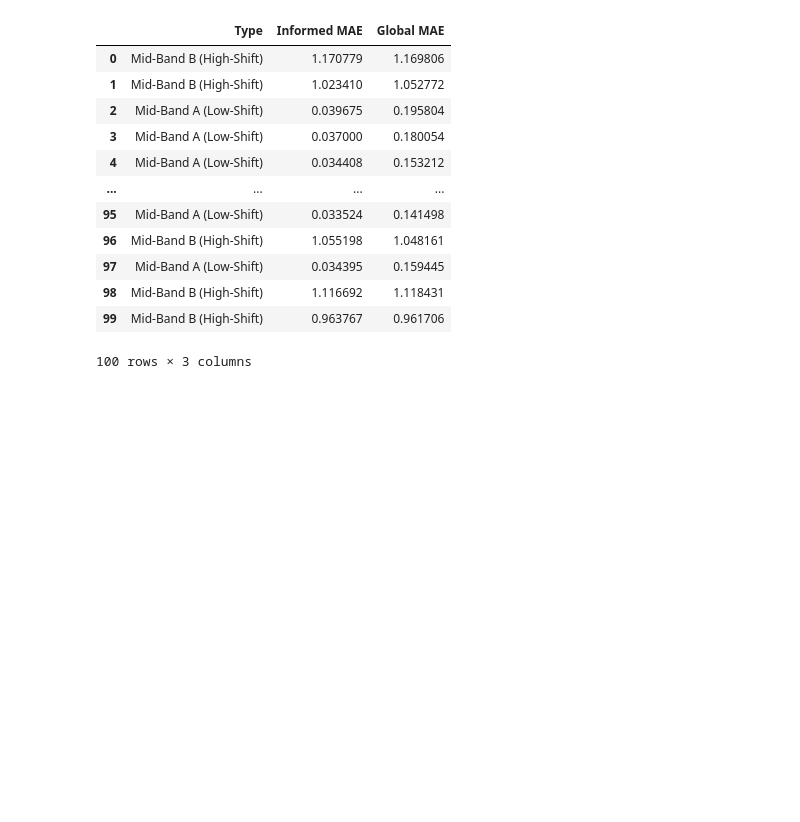
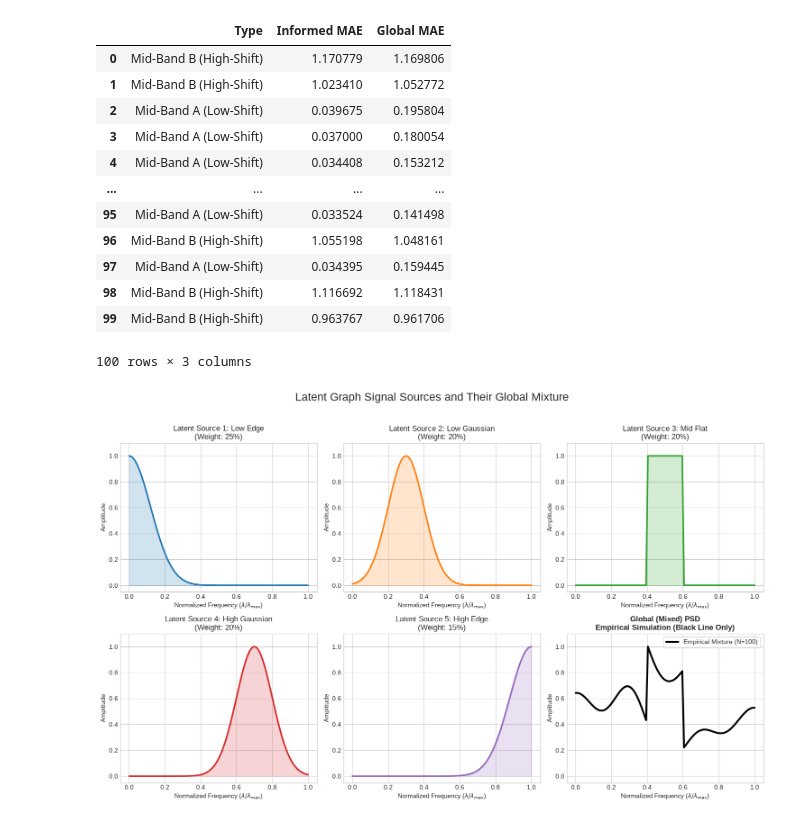
Before and after one commit to Michal-Iwicki/Graph-signal-reconstruction, a Jupyter notebook: preliminary_experiments.ipynb, the cells around one changed output. Cells and saved outputs as stored; diff of their text form; code cells hidden in the pictures; blank space fills up the shorter version.

```diff
--- a/preliminary_experiments.ipynb
+++ b/preliminary_experiments.ipynb
@@ -38,3 +33,100 @@ run_mixed_comparison_experiment()
 | 98 | Mid-Band B (High-Shift) | 1.116692 | 1.118431 |
 | 99 | Mid-Band B (High-Shift) | 0.963767 | 0.961706 |
 100 rows × 3 columns
+# %%
+import numpy as np
+import matplotlib.pyplot as plt
+from src.experiments._helper import edge_skewed_psd, gaussian_psd, flat_band_psd
+
+REFERENCE_PSD_PROFILES = (
+    edge_skewed_psd(scale=0.12, side="low"),
+    gaussian_psd(mean=0.30, variance=0.010),
+    flat_band_psd(low=0.40, high=0.60),
+    gaussian_psd(mean=0.70, variance=0.010),
+    edge_skewed_psd(scale=0.12, side="high"),
+)
+
+REFERENCE_PSD_PROBABILITIES = (0.25, 0.20, 0.20, 0.20, 0.15)
+
+# Odtworzenie listy 'profiles' (nazwy, funkcje, prawdopodobieństwa, kolory)
+names = ["Low Edge", "Low Gaussian", "Mid Flat", "High Gaussian", "High Edge"]
+colors = ['tab:blue', 'tab:orange', 'tab:green', 'tab:red', 'tab:purple']
+profiles = list(zip(names, REFERENCE_PSD_PROFILES, REFERENCE_PSD_PROBABILITIES, colors))
+
+# =============================================================================
+# 3. Grid Visualization Setup
+# =============================================================================
+
+plt.style.use('seaborn-v0_8-whitegrid')
+fig, axes = plt.subplots(2, 3, figsize=(15, 9))
+axes = axes.flatten()
+
+# Znormalizowana częstotliwość x w [0, 1]
+# Będziemy ją przekazywać jako 'eigenvalues' z lambda_max=1.0
+x = np.linspace(0, 1, 100)
+lambda_max_val = 1.0
+
+# Plot the 5 individual latent components
+for i, (name, func, prob, color) in enumerate(profiles):
+    # POPRAWKA: Przekazanie obu argumentów (x, lambda_max)
+    y = func(x, lambda_max_val)
+
+    ax = axes[i]
+    ax.plot(x, y, color=color, linewidth=2.5)
+    ax.fill_between(x, y, alpha=0.2, color=color)
+
+    ax.set_title(f"Latent Source {i+1}: {name}\n(Weight: {prob*100:.0f}%)", fontsize=12)
+    ax.set_ylim([-0.05, 1.1])
+    ax.set_xlabel(r"Normalized Frequency ($\lambda / \lambda_{max}$)")
+    ax.set_ylabel("Amplitude")
+
+# =============================================================================
+# 4. The Mixed (Global) PSD Scenario (Empirical Simulation)
+# =============================================================================
+ax_mixed = axes[5]
+
+n_samples = 100
+empirical_psd = np.zeros_like(x)
+
+# 1. Losowanie indeksów funkcji na podstawie ich prawdopodobieństw
+sampled_indices = np.random.choice(
+    len(REFERENCE_PSD_PROFILES),
+    size=n_samples,
+    p=REFERENCE_PSD_PROBABILITIES
+)
+
+# 2. Sumowanie wylosowanych funkcji
+for idx in sampled_indices:
+    # POPRAWKA: Przekazanie obu argumentów
+    empirical_psd += REFERENCE_PSD_PROFILES[idx](x, lambda_max_val)
+
+# 3. Normalizacja do 1 (względem wartości maksymalnej - Opcja B)
+max_val = np.max(empirical_psd)
+empirical_psd_normalized = empirical_psd / max_val
+
+# --- ZMIANA: Usunięto pętlę rysującą teoretyczne komponenty tła ---
+# (Rysowanie tła z teoretycznymi przeskalowanymi komponentami zostało usunięte na prośbę użytkownika)
+
+# Rysowanie wyniku empirycznego (pozostawiona TYLKO czarna linia)
+ax_mixed.plot(x, empirical_psd_normalized, color='black', linewidth=3,
+              label=f'Empirical Mixture (N={n_samples})')
+
+# Zaktualizowany tytuł, aby był bardziej opisowy
+ax_mixed.set_title("Global (Mixed) PSD\nEmpirical Simulation (Black Line Only)", fontsize=12, fontweight='bold')
+ax_mixed.set_ylim([-0.05, 1.1])
+ax_mixed.set_xlabel(r"Normalized Frequency ($\lambda / \lambda_{max}$)")
+ax_mixed.set_ylabel("Amplitude")
+ax_mixed.legend(loc='upper right', fontsize=10, frameon=True)
+
+# =============================================================================
+# 5. Final Formatting
+# =============================================================================
+plt.suptitle("Latent Graph Signal Sources and Their Global Mixture", fontsize=18, y=1.02)
+plt.tight_layout()
+
+plt.savefig("psd_empirical_mixture_black_only.png", dpi=300, bbox_inches='tight')
+plt.savefig("psd_empirical_mixture_black_only.pdf", bbox_inches='tight')
+
+plt.show()
+# %% [output]
+[figure, added]
```
Also changed, not shown: parts of 4 cells of this notebook, 9 other files.
